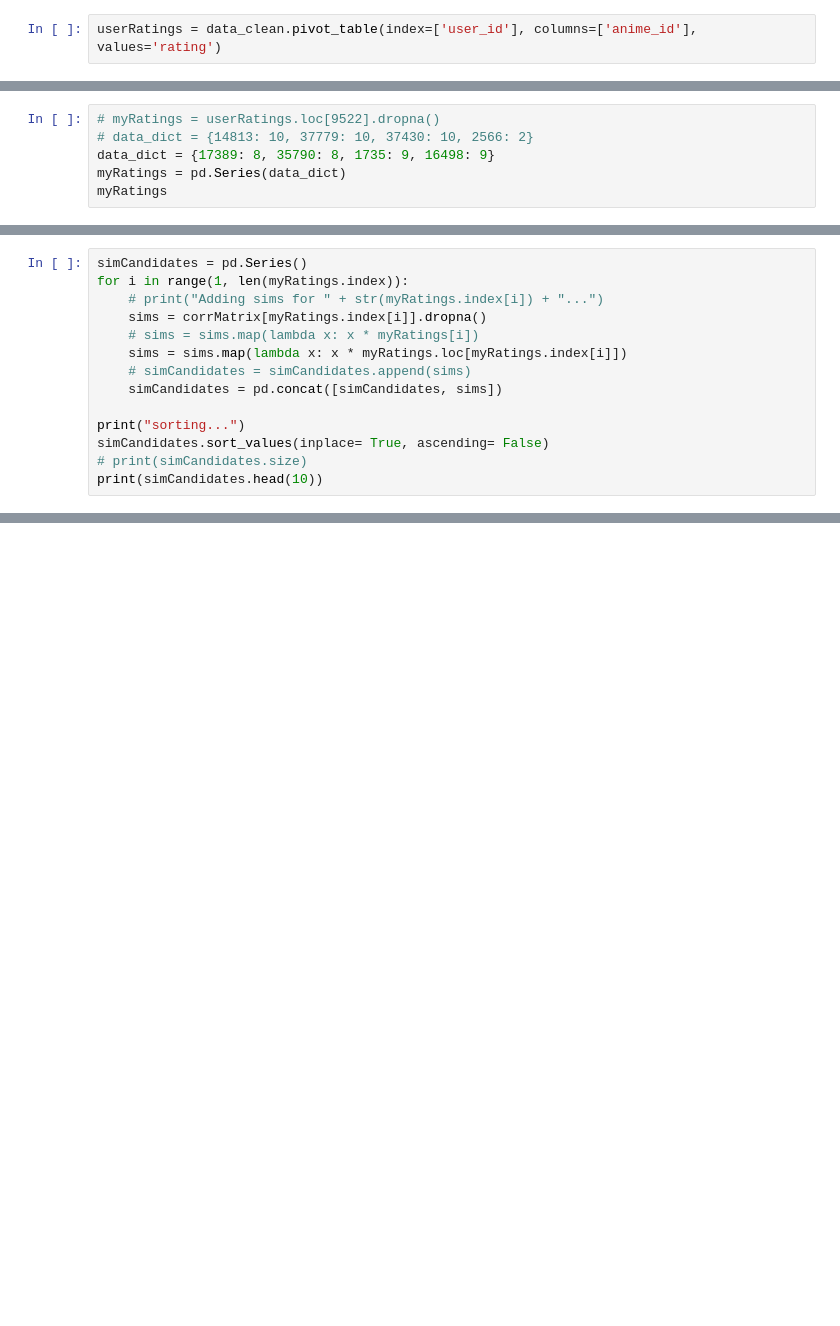
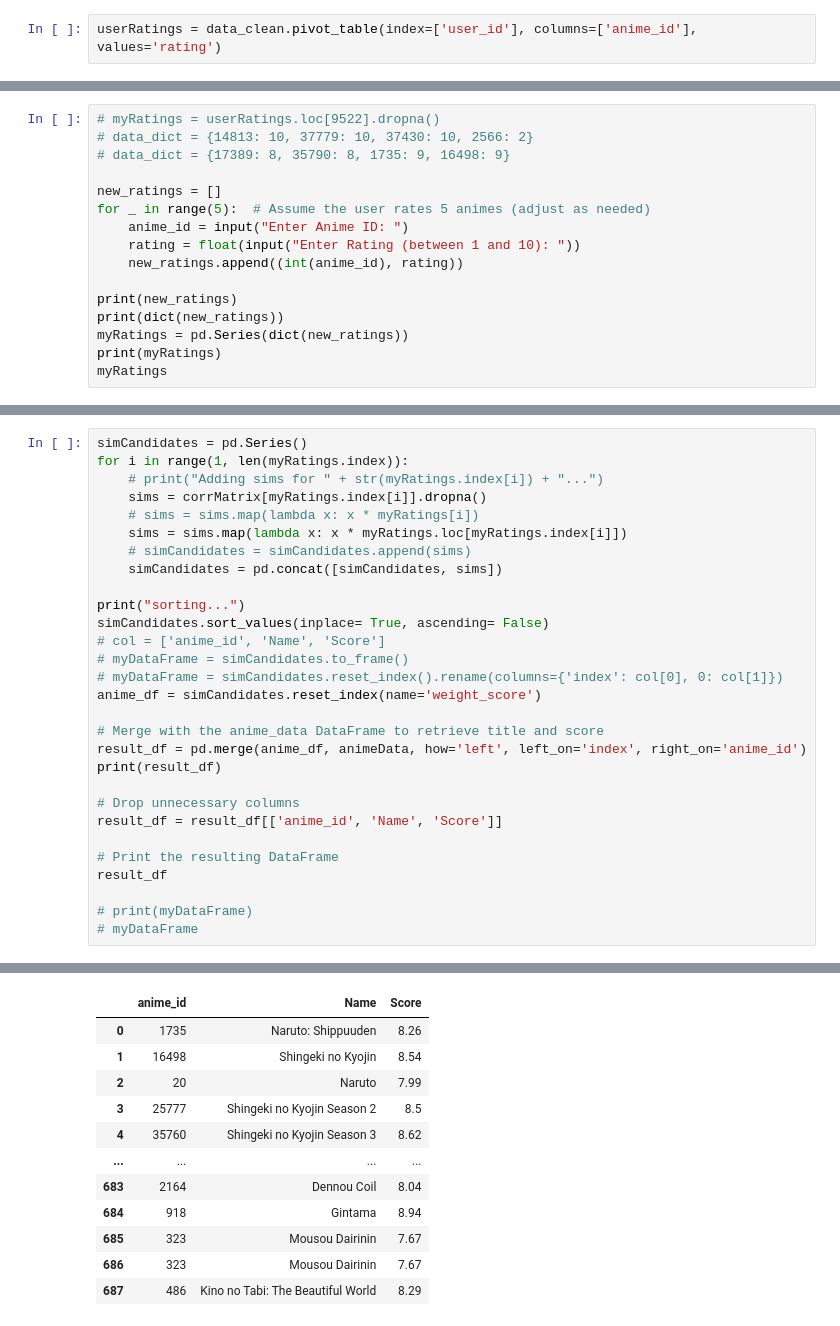
Before and after one commit to Phanuruj3146/AniMatch, a Jupyter notebook: ItembasedCollaborative/itemBasedRec.ipynb, the cells around one changed output, grey strips where cells are left out. Drawn from its saved outputs; the diff is of its cells as text; blank space fills up the shorter version.

```diff
--- a/ItembasedCollaborative/itemBasedRec.ipynb
+++ b/ItembasedCollaborative/itemBasedRec.ipynb
@@ -89,7 +90,17 @@ corrMatrix.head()
 # %%
 # myRatings = userRatings.loc[9522].dropna()
 # data_dict = {14813: 10, 37779: 10, 37430: 10, 2566: 2}
-data_dict = {17389: 8, 35790: 8, 1735: 9, 16498: 9}
-myRatings = pd.Series(data_dict)
+# data_dict = {17389: 8, 35790: 8, 1735: 9, 16498: 9}
+
+new_ratings = []
+for _ in range(5):  # Assume the user rates 5 animes (adjust as needed)
+    anime_id = input("Enter Anime ID: ")
+    rating = float(input("Enter Rating (between 1 and 10): "))
+    new_ratings.append((int(anime_id), rating))
+
+print(new_ratings)
+print(dict(new_ratings))
+myRatings = pd.Series(dict(new_ratings))
+print(myRatings)
 myRatings
 # %% [output]
@@ -110,7 +139,22 @@ for i in range(1, len(myRatings.index)):
 
 print("sorting...")
 simCandidates.sort_values(inplace= True, ascending= False)
-# print(simCandidates.size)
-print(simCandidates.head(10))
+# col = ['anime_id', 'Name', 'Score']
+# myDataFrame = simCandidates.to_frame()
+# myDataFrame = simCandidates.reset_index().rename(columns={'index': col[0], 0: col[1]})
+anime_df = simCandidates.reset_index(name='weight_score')
+
+# Merge with the anime_data DataFrame to retrieve title and score
+result_df = pd.merge(anime_df, animeData, how='left', left_on='index', right_on='anime_id')
+print(result_df)
+
+# Drop unnecessary columns
+result_df = result_df[['anime_id', 'Name', 'Score']]
+
+# Print the resulting DataFrame
+result_df
+
+# print(myDataFrame)
+# myDataFrame
 # %% [output]
 sorting...
@@ -127,0 +177,12 @@ dtype: float64
+|  | anime_id | Name | Score |
+| 0 | 1735 | Naruto: Shippuuden | 8.26 |
+| 1 | 16498 | Shingeki no Kyojin | 8.54 |
+| 2 | 20 | Naruto | 7.99 |
+| 3 | 25777 | Shingeki no Kyojin Season 2 | 8.5 |
+| 4 | 35760 | Shingeki no Kyojin Season 3 | 8.62 |
+| ... | ... | ... | ... |
+| 683 | 2164 | Dennou Coil | 8.04 |
+| 684 | 918 | Gintama | 8.94 |
+| 685 | 323 | Mousou Dairinin | 7.67 |
+| 686 | 323 | Mousou Dairinin | 7.67 |
+| 687 | 486 | Kino no Tabi: The Beautiful World | 8.29 |
```
Also changed, not shown: parts of 13 cells of this notebook, 38 other files.
